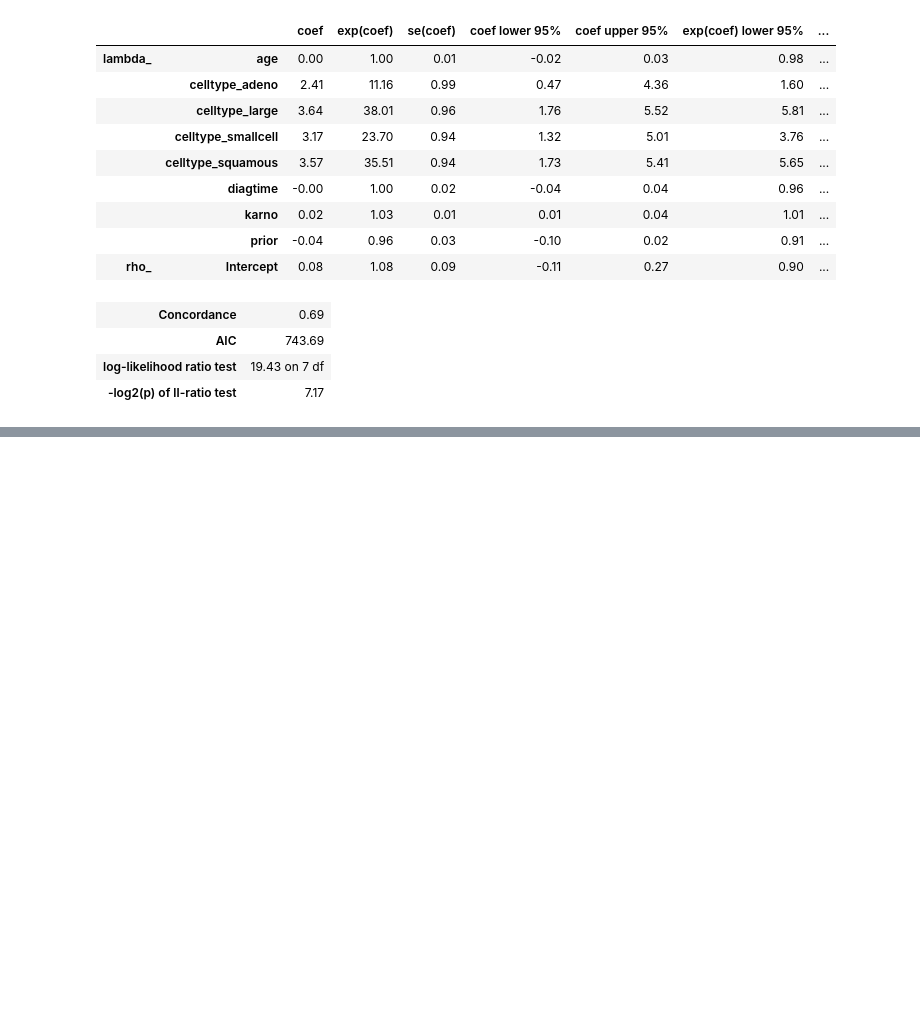
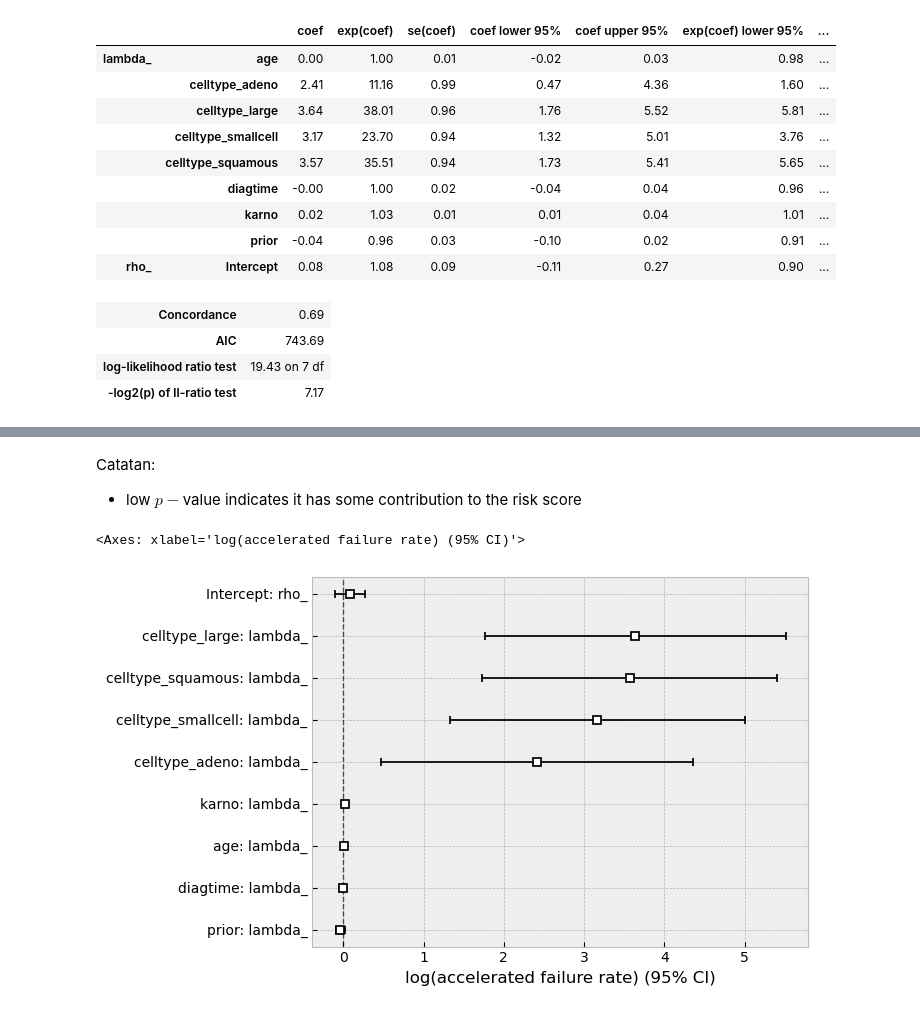
Before and after one commit to sandyherho/survival_anal, a Jupyter notebook: ch5.ipynb, the cells around one changed output, grey strips where cells are left out. Drawn from its saved outputs; the diff is of its cells as text; code cells hidden in the pictures; blank space fills up the shorter version.

```diff
--- a/ch5.ipynb
+++ b/ch5.ipynb
@@ -60,0 +161,8 @@ waft.print_summary()
+# %% [markdown]
+Catatan:
+- low $p-$value indicates it has some contribution to the risk score
+# %%
+waft.plot()
+# %% [output]
+<Axes: xlabel='log(accelerated failure rate) (95% CI)'>
+[figure, added]
```
Also changed, not shown: parts of 12 cells of this notebook.
